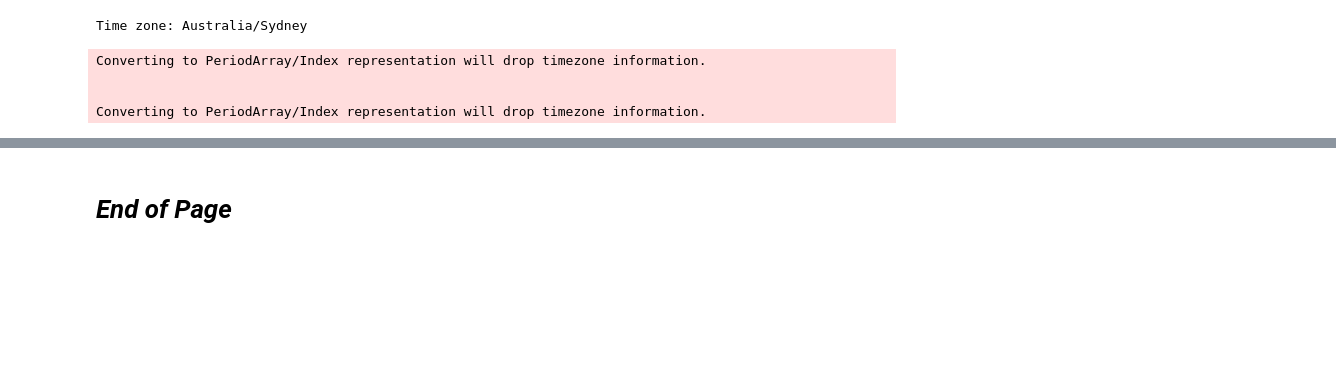
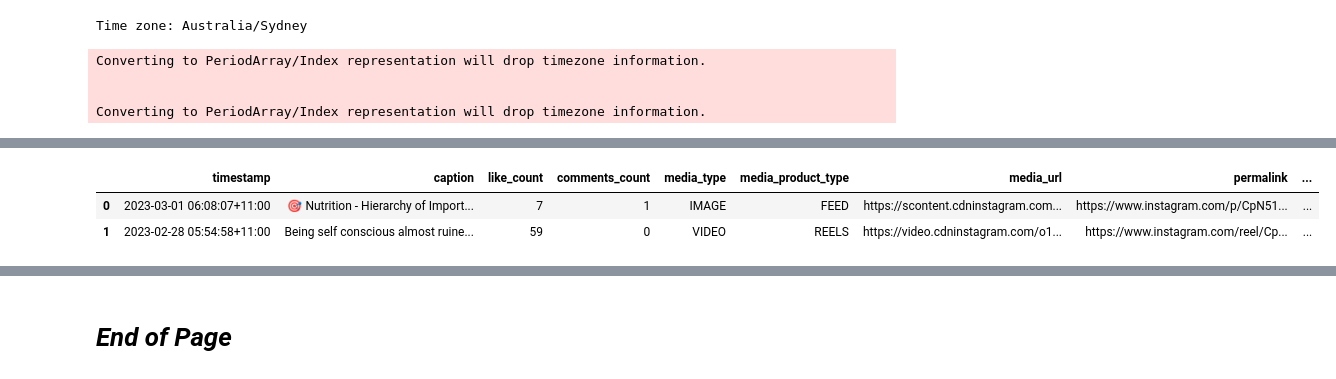
Before and after one commit to silvhua/online-PT-business-KPI, a Jupyter notebook: notebooks/2023-03-01 Instagram insights time series data viz.ipynb, the cells around one changed output, grey strips where cells are left out. Drawn from its saved outputs; the diff is of its cells as text; code cells hidden in the pictures; blank space fills up the shorter version.

```diff
--- a/notebooks/2023-03-01 Instagram insights time series data viz.ipynb
+++ b/notebooks/2023-03-01 Instagram insights time series data viz.ipynb
@@ -287,0 +343,8 @@ Converting to PeriodArray/Index representation will drop timezone information.
+# %%
+since='2022-01-01'
+until='2023-03-01'
+filename = 'AM_IG_posts_2022-01-01_2023-03-01'
+timezone = 'Australia/Sydney'
+# %%
+posts, post_response = get_user_ig_post_text(ig_user_id, access_token,
+        pages=100, since=since, until=until, filename=filename)
@@ -287,0 +374,6 @@ Converting to PeriodArray/Index representation will drop timezone information.
+# %%
+posts.sort_values('timestamp', ascending=False).head(2)
+# %% [output]
+|  | timestamp | caption | like_count | comments_count | media_type | media_product_type | media_url | permalink | ... |
+| 0 | 2023-03-01 06:08:07+11:00 | 🎯 Nutrition - Hierarchy of Import... | 7 | 1 | IMAGE | FEED | https://scontent.cdninstagram.com... | https://www.instagram.com/p/CpN51... | ... |
+| 1 | 2023-02-28 05:54:58+11:00 | Being self conscious almost ruine... | 59 | 0 | VIDEO | REELS | https://video.cdninstagram.com/o1... | https://www.instagram.com/reel/Cp... | ... |
```
Also changed, not shown: parts of 16 cells of this notebook.
